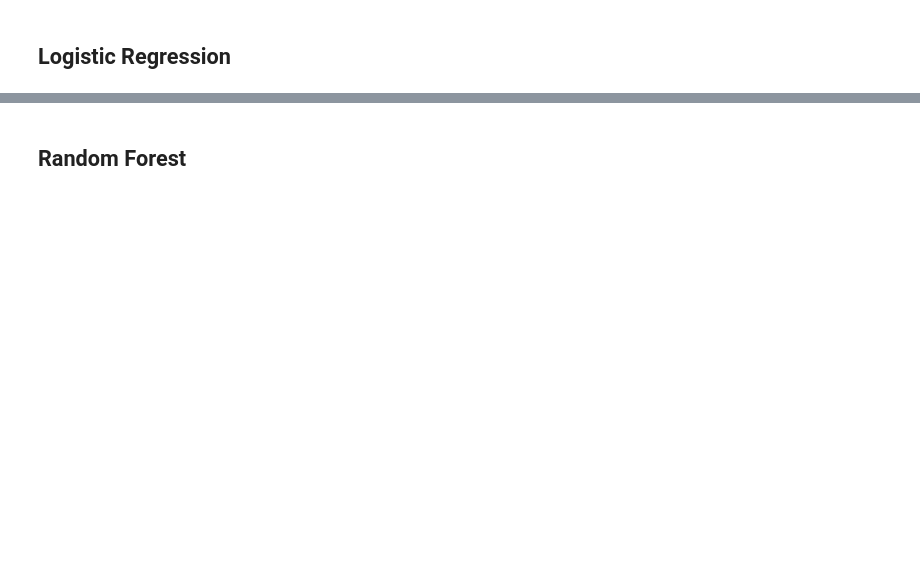
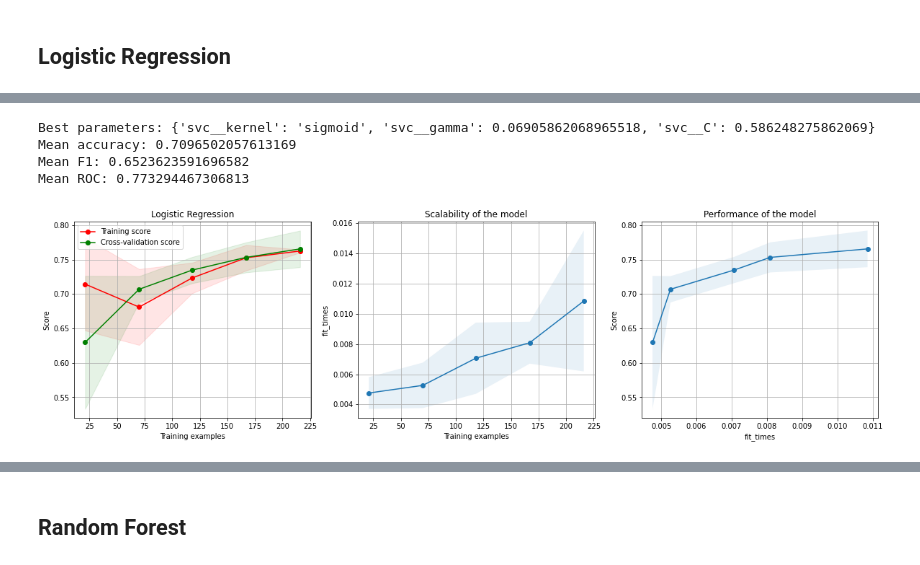
Before and after one commit to KasumiL5x/bu-postdoc-test, a Jupyter notebook: model.ipynb, the cells around one changed output, grey strips where cells are left out. Cells and saved outputs as stored; diff of their text form; code cells hidden in the pictures; blank space fills up the shorter version.

```diff
--- a/model.ipynb
+++ b/model.ipynb
@@ -148,0 +250,18 @@ plt.show()
+# %%
+from sklearn.svm import SVC
+
+pl_svc = Pipeline([
+    ('scaler', StandardScaler()),
+    ('svc', SVC(probability=True))
+])
+params_svc = {
+    'svc__C': np.linspace(0.0001, 1.0, 30),
+    'svc__gamma': np.linspace(0.0001, 1.0, 30),
+    'svc__kernel': ['linear', 'poly', 'rbf', 'sigmoid']
+}
+cv_svc = RandomizedSearchCV(
+    pl_svc,
+    params_svc,
+    cv=kfold, scoring=SCORING_METRICS, refit=MAIN_METRIC, random_state=RANDOM_STATE, n_iter=150, n_jobs=-1
+)
+cv_svc.fit(X_train, y_train)
@@ -148,0 +285,20 @@ plt.show()
+# %%
+print(f'Best parameters: {cv_svc.best_params_}')
+
+mean_accuracy = np.mean(cv_svc.cv_results_['mean_test_accuracy'])
+print(f'Mean accuracy: {mean_accuracy}')
+
+mean_f1 = np.mean(cv_svc.cv_results_['mean_test_f1'])
+print(f'Mean F1: {mean_f1}')
+
+mean_roc = np.mean(cv_svc.cv_results_['mean_test_roc_auc'])
+print(f'Mean ROC: {mean_roc}')
+
+plot_learning_curve(cv_svc.best_estimator_, 'Logistic Regression', X_train, y_train, RANDOM_STATE, cv=kfold)
+plt.show()
+# %% [output]
+Best parameters: {'svc__kernel': 'sigmoid', 'svc__gamma': 0.06905862068965518, 'svc__C': 0.586248275862069}
+Mean accuracy: 0.7096502057613169
+Mean F1: 0.6523623591696582
+Mean ROC: 0.773294467306813
+[figure, added]
```
Also changed, not shown: parts of 21 cells of this notebook.
